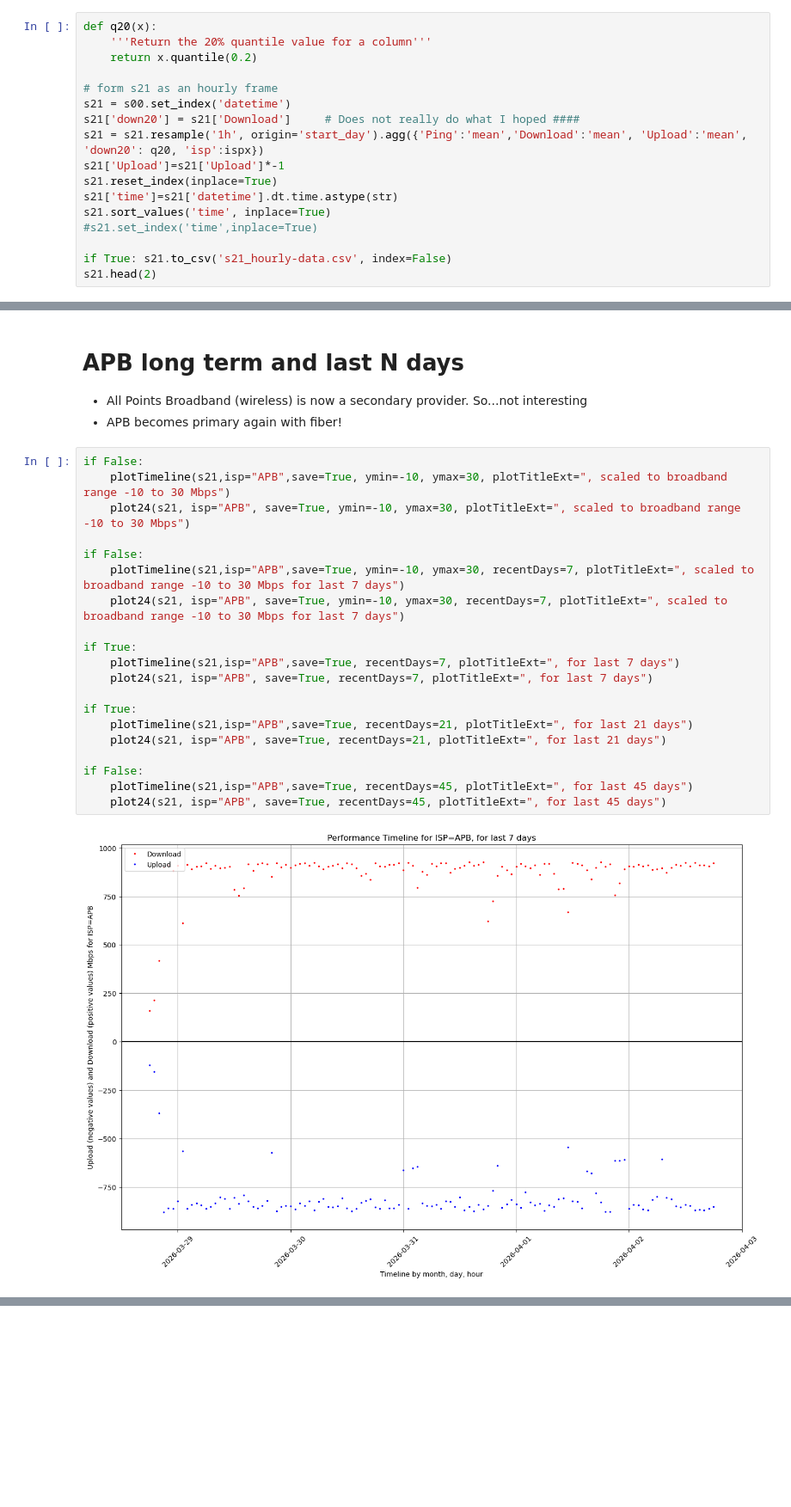
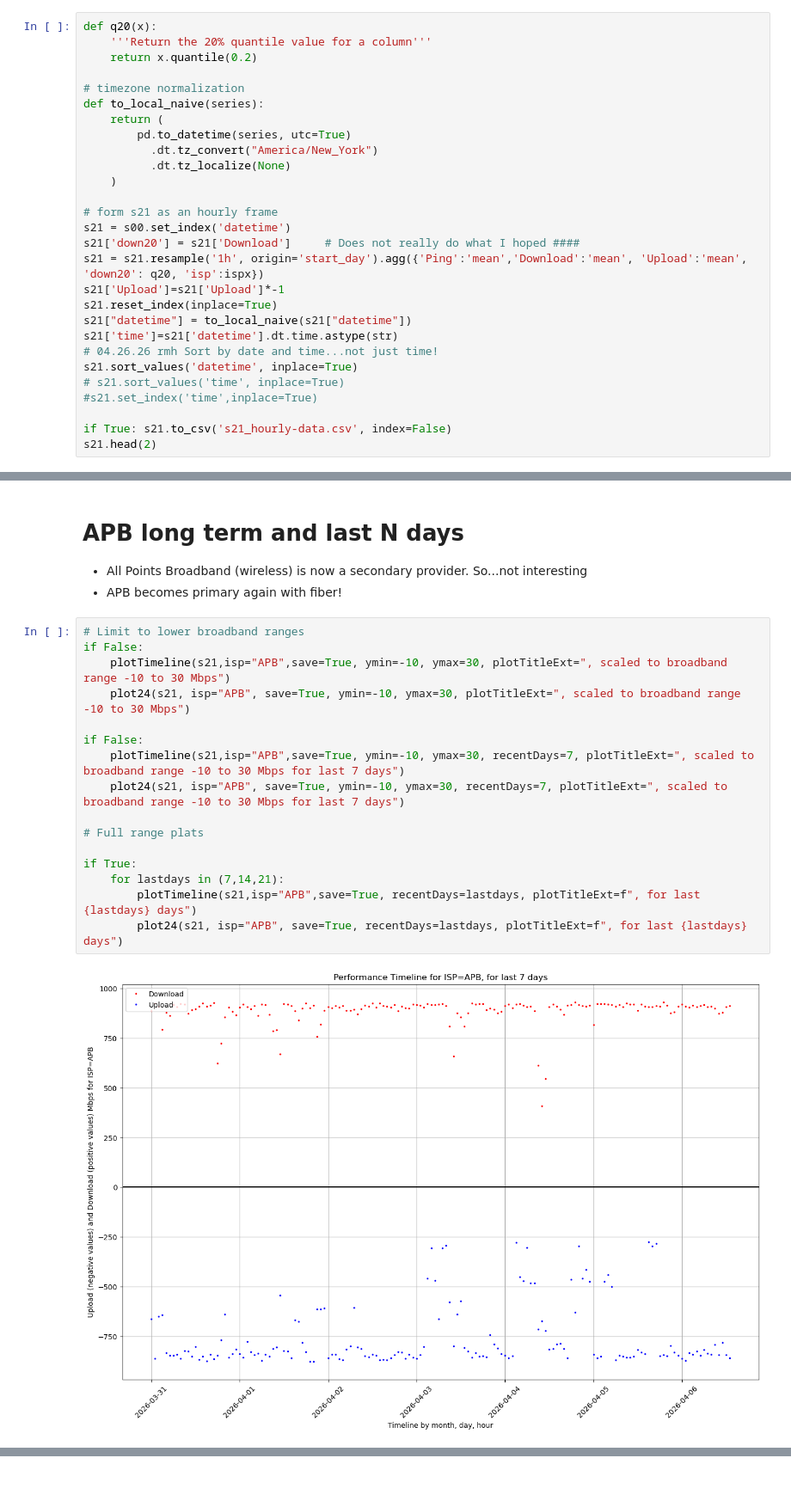
Before and after one commit to quidscio/speedtest_analyzer, a Jupyter notebook: speed-analyzer_csv_1.ipynb, the cells around one changed output, grey strips where cells are left out. Shown at 86% size. Drawn from its saved outputs; the diff is of its cells as text; blank space fills up the shorter version.

Commit message:
Add nodata plots, fix timezone issue, sort frame properly

```diff
--- a/speed-analyzer_csv_1.ipynb
+++ b/speed-analyzer_csv_1.ipynb
@@ -342,6 +460,14 @@ if False:
 def q20(x):
     '''Return the 20% quantile value for a column'''
     return x.quantile(0.2)
+
+# timezone normalization
+def to_local_naive(series):
+    return (
+        pd.to_datetime(series, utc=True)
+          .dt.tz_convert("America/New_York")
+          .dt.tz_localize(None)
+    )
 
 # form s21 as an hourly frame
 s21 = s00.set_index('datetime')
@@ -349,8 +475,11 @@ s21['down20'] = s21['Download']     # Does not really do what I hoped ####
 s21 = s21.resample('1h', origin='start_day').agg({'Ping':'mean','Download':'mean', 'Upload':'mean', 'down20': q20, 'isp':ispx})
 s21['Upload']=s21['Upload']*-1
 s21.reset_index(inplace=True)
+s21["datetime"] = to_local_naive(s21["datetime"])
 s21['time']=s21['datetime'].dt.time.astype(str)
-s21.sort_values('time', inplace=True)
+# 04.26.26 rmh Sort by date and time...not just time!
+s21.sort_values('datetime', inplace=True)
+# s21.sort_values('time', inplace=True)
 #s21.set_index('time',inplace=True)
 
 if True: s21.to_csv('s21_hourly-data.csv', index=False)
@@ -405,24 +529,20 @@ if False:
 * All Points Broadband (wireless) is now a secondary provider. So...not interesting
 * APB becomes primary again with fiber!
 # %%
+# Limit to lower broadband ranges
 if False:
     plotTimeline(s21,isp="APB",save=True, ymin=-10, ymax=30, plotTitleExt=", scaled to broadband range -10 to 30 Mbps")
     plot24(s21, isp="APB", save=True, ymin=-10, ymax=30, plotTitleExt=", scaled to broadband range -10 to 30 Mbps")
 
 if False:
     plotTimeline(s21,isp="APB",save=True, ymin=-10, ymax=30, recentDays=7, plotTitleExt=", scaled to broadband range -10 to 30 Mbps for last 7 days")
     plot24(s21, isp="APB", save=True, ymin=-10, ymax=30, recentDays=7, plotTitleExt=", scaled to broadband range -10 to 30 Mbps for last 7 days")
 
-if True:
-    plotTimeline(s21,isp="APB",save=True, recentDays=7, plotTitleExt=", for last 7 days")
-    plot24(s21, isp="APB", save=True, recentDays=7, plotTitleExt=", for last 7 days")
+# Full range plats
 
 if True:
-    plotTimeline(s21,isp="APB",save=True, recentDays=21, plotTitleExt=", for last 21 days")
-    plot24(s21, isp="APB", save=True, recentDays=21, plotTitleExt=", for last 21 days")
-
-if False:
-    plotTimeline(s21,isp="APB",save=True, recentDays=45, plotTitleExt=", for last 45 days")
-    plot24(s21, isp="APB", save=True, recentDays=45, plotTitleExt=", for last 45 days")
+    for lastdays in (7,14,21):
+        plotTimeline(s21,isp="APB",save=True, recentDays=lastdays, plotTitleExt=f", for last {lastdays} days")
+        plot24(s21, isp="APB", save=True, recentDays=lastdays, plotTitleExt=f", for last {lastdays} days")
 # %% [output]
-[figure, old version]
+[figure, new version]
```
Also changed, not shown: parts of 14 cells of this notebook, 1 other file.
